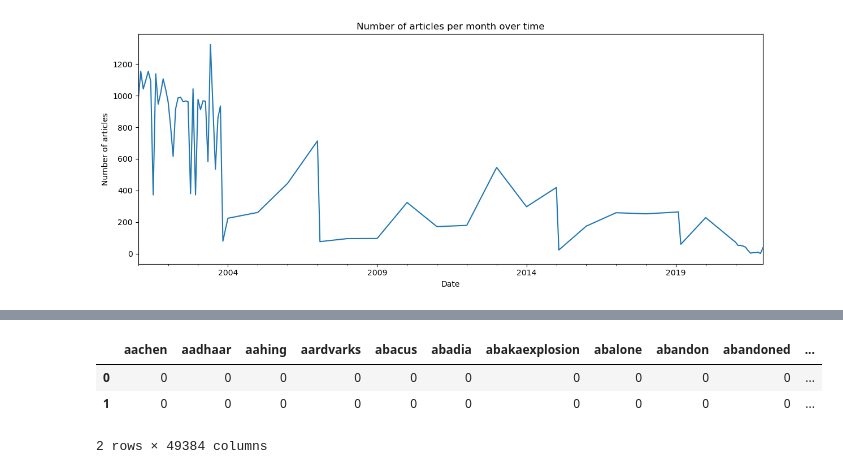
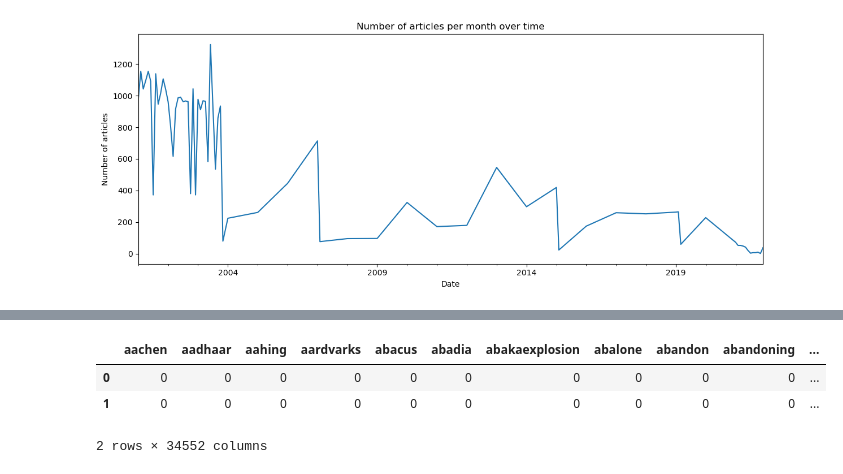
Before and after one commit to ninaudagawa/Media-Politics, a Jupyter notebook: project/notebooks/basic_statistics.ipynb, the cells around one changed output, grey strips where cells are left out. Drawn from its saved outputs; the diff is of its cells as text; code cells hidden in the pictures.

```diff
--- a/project/notebooks/basic_statistics.ipynb
+++ b/project/notebooks/basic_statistics.ipynb
@@ -94,11 +94,28 @@ plt.tight_layout()
 import pandas as pd
 
 from sklearn.feature_extraction.text import CountVectorizer
+import nltk
+from nltk.tokenize import word_tokenize
+from nltk.tag import pos_tag
+
+nltk.download('punkt')
+nltk.download('punkt_tab')
+nltk.download('averaged_perceptron_tagger')
+nltk.download('averaged_perceptron_tagger_eng')
+
+def extract_nouns(text):
+    tokens = word_tokenize(text.lower())
+    tagged = pos_tag(tokens)
+    # NN = singular noun, NNS = plural noun, NNP = proper noun, NNPS = plural proper noun
+    nouns = [word for word, pos in tagged if pos in ('NN', 'NNS', 'NNP', 'NNPS')]
+    return ' '.join(nouns)
+
 
 clean_text = JPnews_pd['text'].dropna()
+noun_text = clean_text.apply(extract_nouns)
 
 vectorizer = CountVectorizer(token_pattern=r"(?u)\b[a-zA-Z]{6,}\b")
-count_array = vectorizer.fit_transform(clean_text).toarray()
+count_array = vectorizer.fit_transform(noun_text).toarray()
 
 df_wordcount = pd.DataFrame(
     count_array, # Data above will become the values of the dataframe
@@ -110,5 +139,5 @@ df_wordcount.head(2)
-|  | aachen | aadhaar | aahing | aardvarks | abacus | abadia | abakaexplosion | abalone | abandon | abandoned | ... |
+|  | aachen | aadhaar | aahing | aardvarks | abacus | abadia | abakaexplosion | abalone | abandon | abandoning | ... |
 | 0 | 0 | 0 | 0 | 0 | 0 | 0 | 0 | 0 | 0 | 0 | ... |
 | 1 | 0 | 0 | 0 | 0 | 0 | 0 | 0 | 0 | 0 | 0 | ... |
-2 rows × 49384 columns
+2 rows × 34552 columns
 # %%
```
Also changed, not shown: parts of 4 cells of this notebook.
